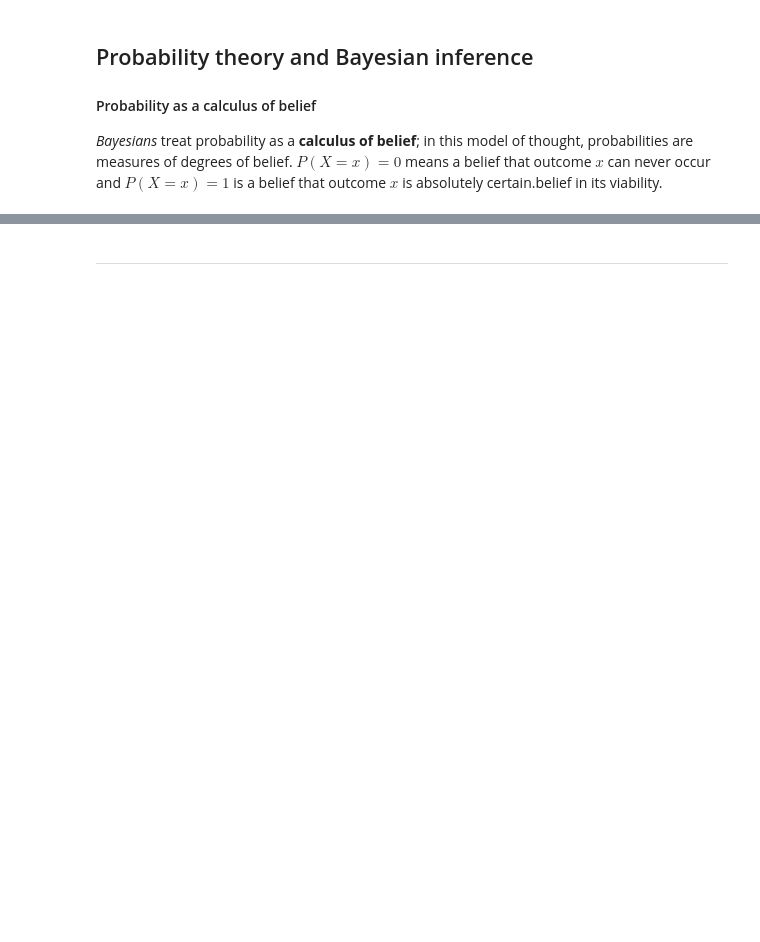
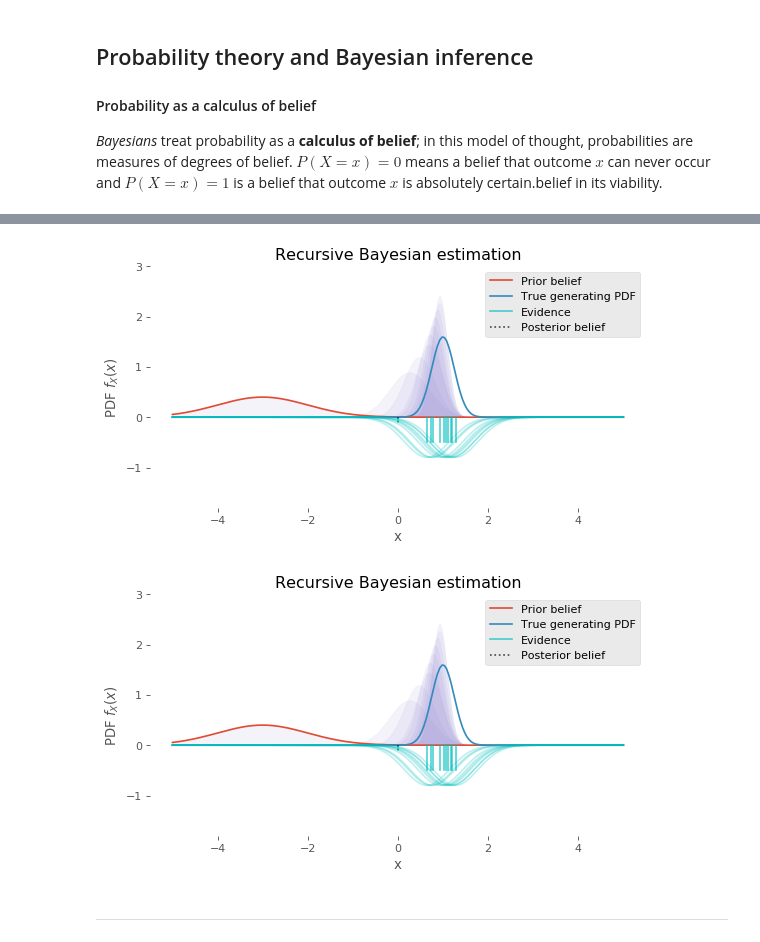
Before and after one commit to johnhw/chi_course_2019, a Jupyter notebook: 01_intro_to_bayesian_methods/Introduction_to_Bayesian_Methods_in_HCI.ipynb, the cells around one changed output, grey strips where cells are left out. Drawn from its saved outputs; the diff is of its cells as text; code cells hidden in the pictures; blank space fills up the shorter version.

```diff
--- a/01_intro_to_bayesian_methods/Introduction_to_Bayesian_Methods_in_HCI.ipynb
+++ b/01_intro_to_bayesian_methods/Introduction_to_Bayesian_Methods_in_HCI.ipynb
@@ -655,4 +600,4 @@ prior_posterior(prior_mean=0, prior_std=3, ev_std=1.0, anim=True)
 # %%
 # really bad prior, but this will eventually be forgotten
-prior_posterior(prior_mean=-3, prior_std=0.5, anim=True)
+prior_posterior(prior_mean=-3, prior_std=1.0, ev_std=0.5, anim=True)
 # %% [output]
@@ -661,3 +604,5 @@ prior_posterior(prior_mean=-3, prior_std=0.5, anim=True)
+[figure, added]
+[figure, added]
 # %% [markdown]
 ---
 # %% [markdown]
```
Also changed, not shown: parts of 48 cells of this notebook, 5 other files.
